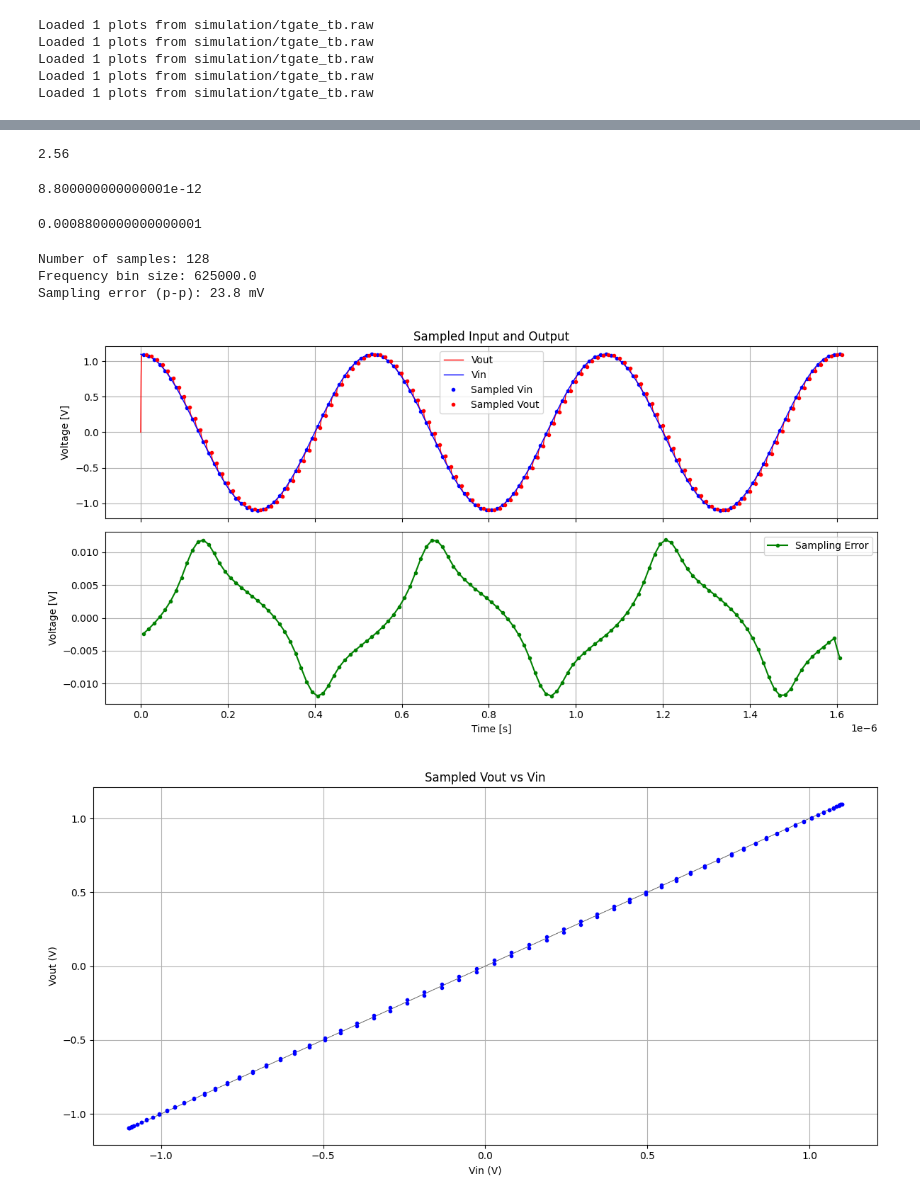
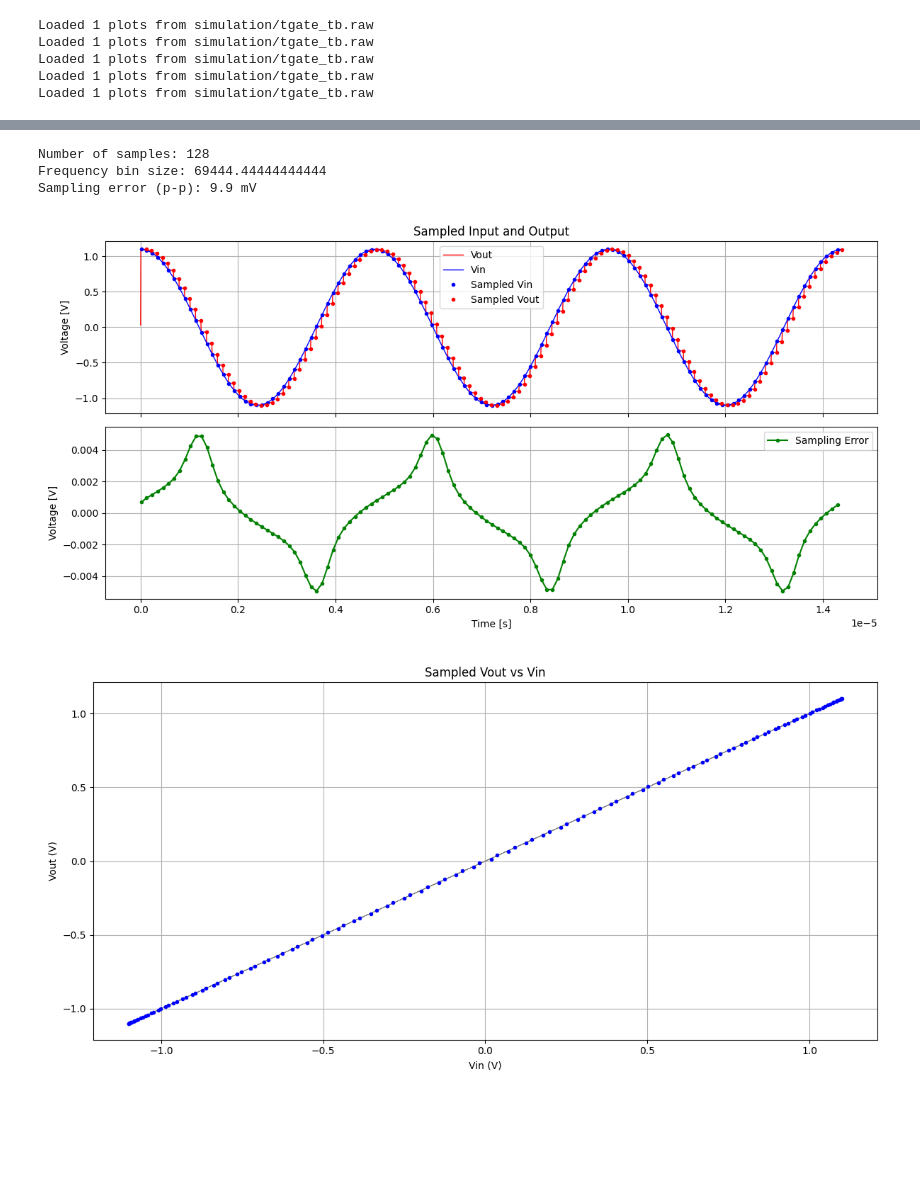
Before and after one commit to CedricHirschi/ngspice_cosim_inv, a Jupyter notebook: designs/tgate/dft.ipynb, the cells around one changed output, grey strips where cells are left out. Saved outputs shown, nothing was run; the diff lists cells and outputs as text; code cells hidden in the pictures; blank space fills up the shorter version.

```diff
--- a/designs/tgate/dft.ipynb
+++ b/designs/tgate/dft.ipynb
@@ -47,62 +47,48 @@ plt.show()
-# %%
-2.24e-15 * 2**2 / 1e-15
-# LSB cap : 10fF
-10e-15 * 2**8 / 1e-12
-# Total output cap: 2.7pF
-# %% [output]
-2.56
-# %%
-8e-12 * 1.1
-# %% [output]
-8.800000000000001e-12
-# %%
-(8e-12 * 1.1) / 10e-9
-# %% [output]
-0.0008800000000000001
 # %%
-sampling_times_in = [0.5 / F_SAMPLING]
+sampling_times_in = [0.99 / F_SAMPLING]
 while sampling_times_in[-1] < times[-1]:
-    sampling_times_in.append(sampling_times_in[-1] + 1 / F_SAMPLING)
+    sampling_times_in.append(sampling_times_in[-1] + 9 / F_SAMPLING)
 
-sampling_times_out = [0.99 / F_SAMPLING]
+sampling_times_out = [8.99 / F_SAMPLING]
 while sampling_times_out[-1] < times[-1]:
-    sampling_times_out.append(sampling_times_out[-1] + 1 / F_SAMPLING)
+    sampling_times_out.append(sampling_times_out[-1] + 9 / F_SAMPLING)
 
-sampling_times_in = np.array(sampling_times_in)
-sampling_times_out = np.array(sampling_times_out)
+sampling_times_in = np.array(sampling_times_in)[:-1] # Remove the last time to avoid oversampling
+sampling_times_out = np.array(sampling_times_out)[:-1] # Remove the last time to avoid oversampling
 sampling_vin = np.interp(sampling_times_in, times, vin)
 sampling_vout = np.interp(sampling_times_out, times, vout)
 sampling_times_in = sampling_times_in
 sampling_times_out = sampling_times_out
 sampling_error = sampling_vout - sampling_vin
 
-# assert N == len(sampling_times_in)
-f_bin = F_SAMPLING / N
+assert N == len(sampling_times_in)
+assert N == len(sampling_times_out)
+f_bin = F_SAMPLING / N / 9
 print("Number of samples:", N)
 print("Frequency bin size:", f_bin)
 print(f"Sampling error (p-p): {(np.max(sampling_error) - np.min(sampling_error))*1e3:.1f} mV")
 
 fig, ax = plt.subplots(2, 1, figsize=(12, 6), sharex=True)
 ax[0].plot(times, vout, label='Vout', color='red', linewidth=1)
 ax[0].plot(times, vin, label='Vin', color='blue', linewidth=1)
 ax[0].plot(sampling_times_in, sampling_vin, label='Sampled Vin', color='blue', marker='o', markersize=3, linestyle='None')
 ax[0].plot(sampling_times_out, sampling_vout, label='Sampled Vout', color='red', marker='o', markersize=3, linestyle='None')
 ax[0].set_title('Sampled Input and Output')
 ax[0].set_ylabel('Voltage [V]')
 ax[0].grid()
 ax[0].legend()
 ax[1].plot(sampling_times_in, sampling_error, label='Sampling Error', color='green', marker='o', markersize=3)
 ax[1].set_xlabel('Time [s]')
 ax[1].set_ylabel('Voltage [V]')
 ax[1].grid()
 ax[1].legend()
 plt.tight_layout()
 plt.show()
 # %% [output]
 Number of samples: 128
-Frequency bin size: 625000.0
-Sampling error (p-p): 23.8 mV
+Frequency bin size: 69444.44444444444
+Sampling error (p-p): 9.9 mV
-[figure, old version]
+[figure, new version]
 # %%
 plt.figure(figsize=(12, 6))
 plt.plot(sampling_vin[:-1], sampling_vin[:-1], color='gray', linewidth=0.5)
```
Also changed, not shown: parts of 5 cells of this notebook, 5 other files.
